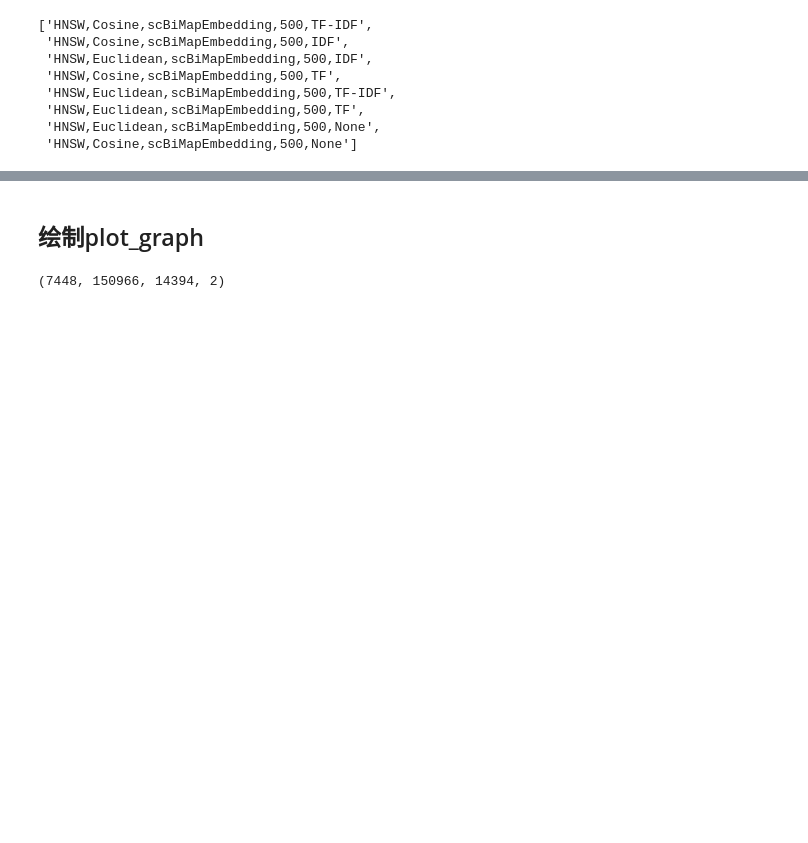
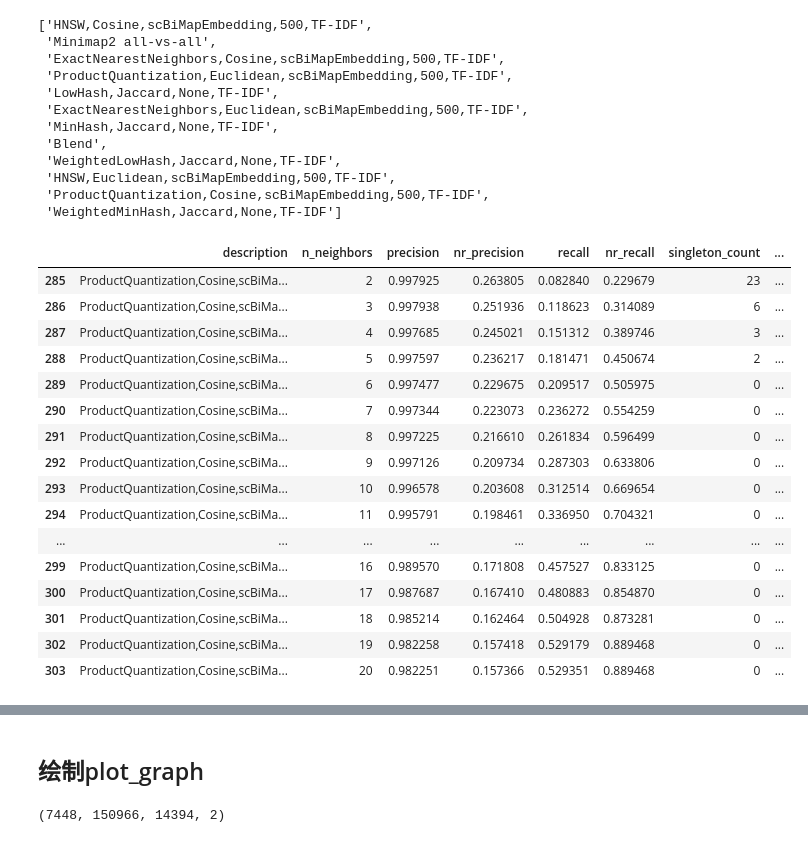
Before and after one commit to jzhang-dev/kNN-overlap-finder, a Jupyter notebook: workflow/notebooks/visulization.ipynb, the cells around one changed output, grey strips where cells are left out. Drawn from its saved outputs; the diff is of its cells as text; code cells hidden in the pictures; blank space fills up the shorter version.

```diff
--- a/workflow/notebooks/visulization.ipynb
+++ b/workflow/notebooks/visulization.ipynb
@@ -45,6 +53,6 @@ from plots import plot_read_graph, mp_plot_read_graphs, get_graphviz_layout, get
 # %%
 import glob
-evaluate_dir = '/home/miaochangjiu/kNN-overlap-finder/data/evaluation/CHM13/IGK/pbsim_ONT_93_30k/kmer_k16/'
+evaluate_dir = '/home/miaocj/docker_dir/kNN-overlap-finder/data/evaluation/CHM13/HLA/pbsim_ONT_93_30k/kmer_k16/'
 file_list = glob.glob(evaluate_dir + '*_overlap_stat.tsv')
 
 # 循环打开文件
@@ -60,7 +68,7 @@ all_stat_df['connected_fraction'] = 1 - all_stat_df['singleton_fraction']
 methods = all_stat_df['description'].unique()
 visul_method = []
 for method in methods:
-    if 'HNSW' in method:
+    if ('TF-IDF' in method or 'Minimap' in method or 'Blend' in method) and "Spec" not in method:
         visul_method.append(method)
 
 method_compare = all_stat_df[all_stat_df['description'].isin(visul_method)]
@@ -69,10 +77,34 @@ df = method_compare
 visul_method
 # %% [output]
 ['HNSW,Cosine,scBiMapEmbedding,500,TF-IDF',
- 'HNSW,Cosine,scBiMapEmbedding,500,IDF',
- 'HNSW,Euclidean,scBiMapEmbedding,500,IDF',
- 'HNSW,Cosine,scBiMapEmbedding,500,TF',
+ 'Minimap2 all-vs-all',
+ 'ExactNearestNeighbors,Cosine,scBiMapEmbedding,500,TF-IDF',
+ 'ProductQuantization,Euclidean,scBiMapEmbedding,500,TF-IDF',
+ 'LowHash,Jaccard,None,TF-IDF',
+ 'ExactNearestNeighbors,Euclidean,scBiMapEmbedding,500,TF-IDF',
+ 'MinHash,Jaccard,None,TF-IDF',
+ 'Blend',
+ 'WeightedLowHash,Jaccard,None,TF-IDF',
  'HNSW,Euclidean,scBiMapEmbedding,500,TF-IDF',
- 'HNSW,Euclidean,scBiMapEmbedding,500,TF',
- 'HNSW,Euclidean,scBiMapEmbedding,500,None',
- 'HNSW,Cosine,scBiMapEmbedding,500,None']
+ 'ProductQuantization,Cosine,scBiMapEmbedding,500,TF-IDF',
+ 'WeightedMinHash,Jaccard,None,TF-IDF']
+# %%
+df[df.description=="ProductQuantization,Cosine,scBiMapEmbedding,500,TF-IDF"]
+# %% [output]
+|  | description | n_neighbors | precision | nr_precision | recall | nr_recall | singleton_count | ... |
+| 285 | ProductQuantization,Cosine,scBiMa... | 2 | 0.997925 | 0.263805 | 0.082840 | 0.229679 | 23 | ... |
+| 286 | ProductQuantization,Cosine,scBiMa... | 3 | 0.997938 | 0.251936 | 0.118623 | 0.314089 | 6 | ... |
+| 287 | ProductQuantization,Cosine,scBiMa... | 4 | 0.997685 | 0.245021 | 0.151312 | 0.389746 | 3 | ... |
+| 288 | ProductQuantization,Cosine,scBiMa... | 5 | 0.997597 | 0.236217 | 0.181471 | 0.450674 | 2 | ... |
+| 289 | ProductQuantization,Cosine,scBiMa... | 6 | 0.997477 | 0.229675 | 0.209517 | 0.505975 | 0 | ... |
+| 290 | ProductQuantization,Cosine,scBiMa... | 7 | 0.997344 | 0.223073 | 0.236272 | 0.554259 | 0 | ... |
+| 291 | ProductQuantization,Cosine,scBiMa... | 8 | 0.997225 | 0.216610 | 0.261834 | 0.596499 | 0 | ... |
+| 292 | ProductQuantization,Cosine,scBiMa... | 9 | 0.997126 | 0.209734 | 0.287303 | 0.633806 | 0 | ... |
+| 293 | ProductQuantization,Cosine,scBiMa... | 10 | 0.996578 | 0.203608 | 0.312514 | 0.669654 | 0 | ... |
+| 294 | ProductQuantization,Cosine,scBiMa... | 11 | 0.995791 | 0.198461 | 0.336950 | 0.704321 | 0 | ... |
+| ... | ... | ... | ... | ... | ... | ... | ... | ... |
+| 299 | ProductQuantization,Cosine,scBiMa... | 16 | 0.989570 | 0.171808 | 0.457527 | 0.833125 | 0 | ... |
+| 300 | ProductQuantization,Cosine,scBiMa... | 17 | 0.987687 | 0.167410 | 0.480883 | 0.854870 | 0 | ... |
+| 301 | ProductQuantization,Cosine,scBiMa... | 18 | 0.985214 | 0.162464 | 0.504928 | 0.873281 | 0 | ... |
+| 302 | ProductQuantization,Cosine,scBiMa... | 19 | 0.982258 | 0.157418 | 0.529179 | 0.889468 | 0 | ... |
+| 303 | ProductQuantization,Cosine,scBiMa... | 20 | 0.982251 | 0.157366 | 0.529351 | 0.889468 | 0 | ... |
```
Also changed, not shown: parts of 5 cells of this notebook, 13 other files.
